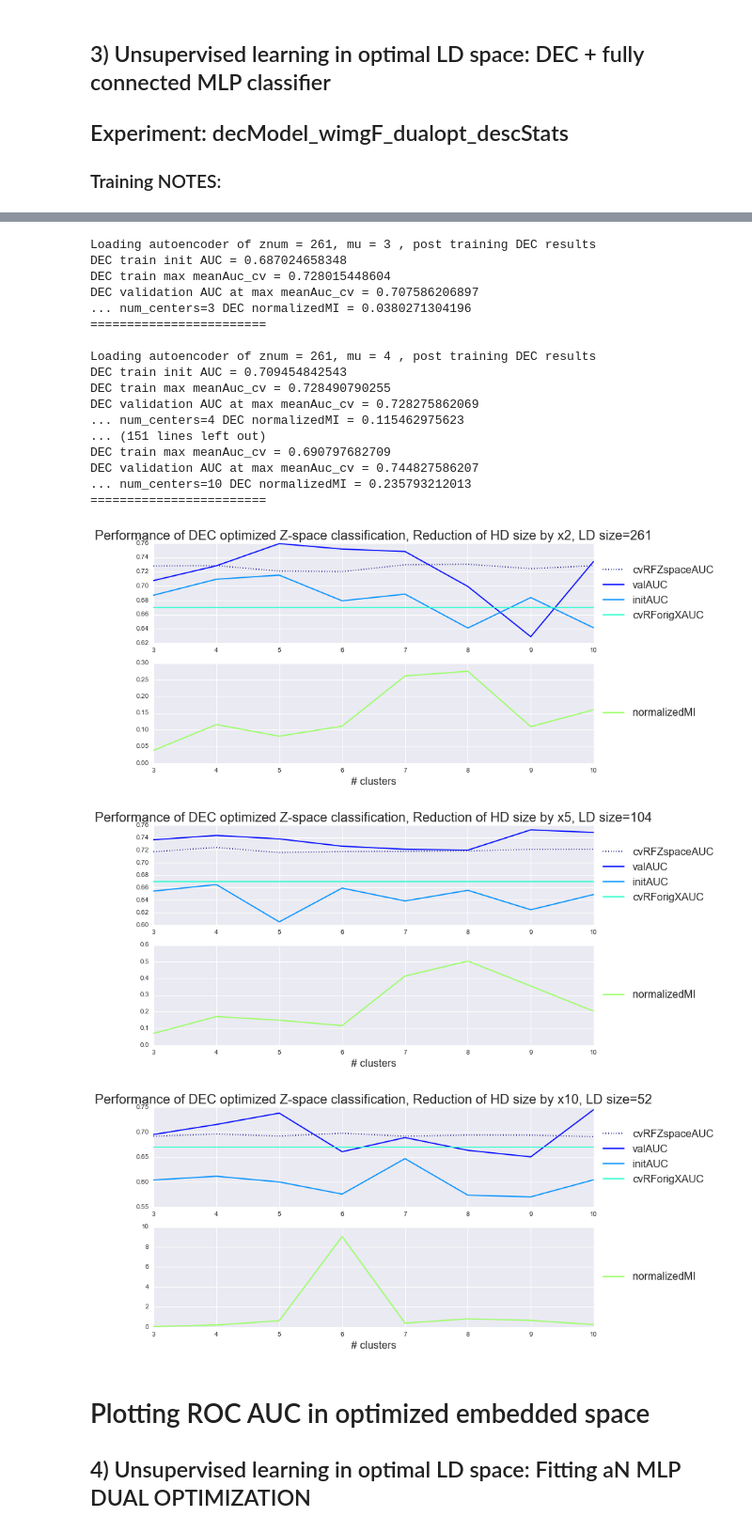
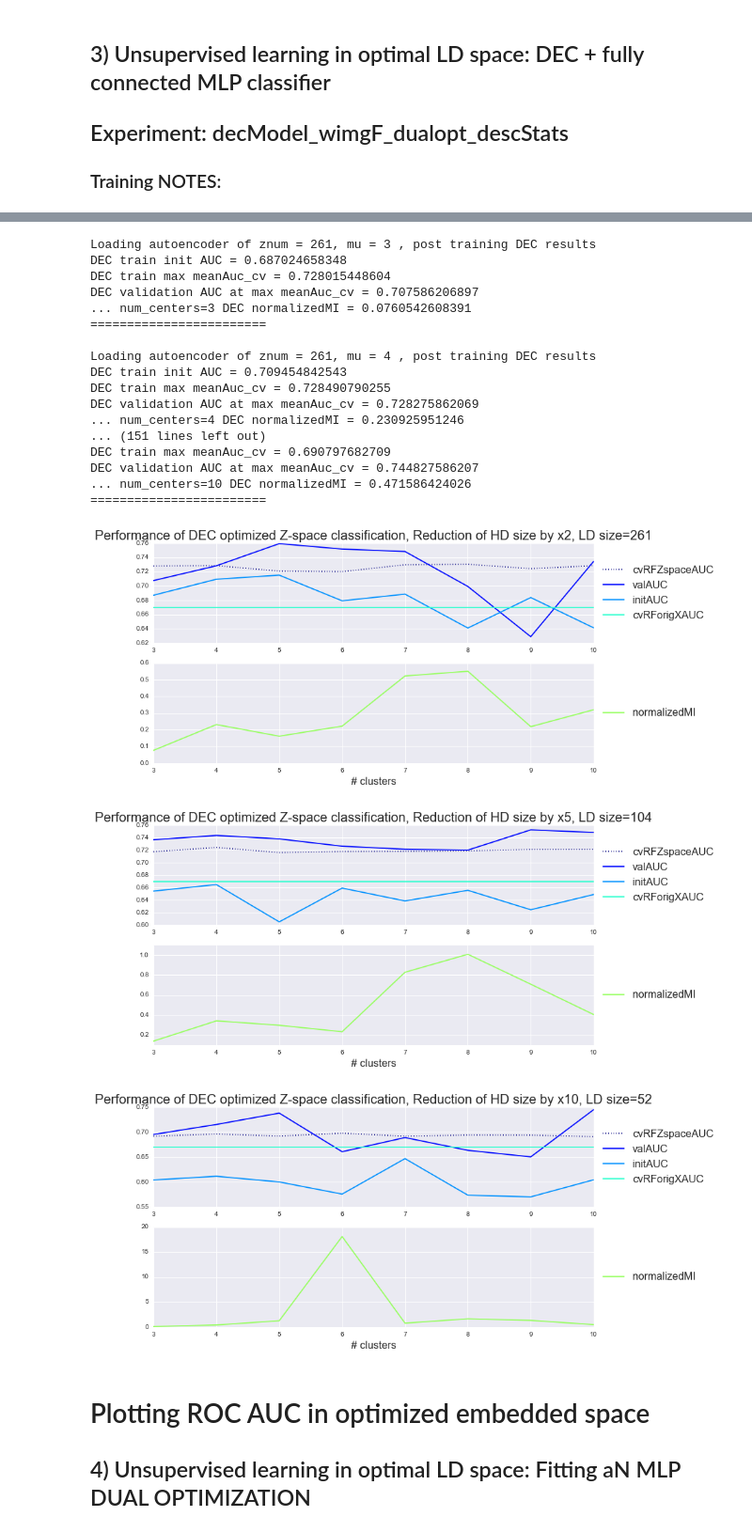
Before and after one commit to cgallego/NME_analysis, a Jupyter notebook: DEC_ROC_decModel_wimgF_dualopt_descStats.ipynb, the cells around one changed output, grey strips where cells are left out. Shown at 94% size. Saved outputs shown, nothing was run; the diff lists cells and outputs as text; code cells hidden in the pictures.

```diff
--- a/DEC_ROC_decModel_wimgF_dualopt_descStats.ipynb
+++ b/DEC_ROC_decModel_wimgF_dualopt_descStats.ipynb
@@ -428,7 +423,7 @@ for znum in latent_size:
         Iwk = np.sum(np.sum(numIwc, axis=1), axis=0)
         Hc = -np.sum(absCj/N*np.log(absCj/N))
         Hw = np.sum(absWk/N*np.log(absWk/N))
-        NMI = Iwk/(np.abs(Hc+Hw))
+        NMI = Iwk/(np.abs(Hc+Hw)/2)
         print("... num_centers={} DEC normalizedMI = {}".format(num_centers,NMI))
         normalizedMI.append(NMI)
         print("========================\n")
@@ -441,38 +436,38 @@ for znum in latent_size:
     ax1 = fig2.add_subplot(2,1,1)
     ax1.plot(varying_mu, cvRFZspaceAUC, color=colors[0], ls=':', label='cvRFZspaceAUC')
     ax1.plot(varying_mu, valAUC, color=colors[2], label='valAUC')
     ax1.plot(varying_mu, initAUC, color=colors[4], label='initAUC')
     ax1.plot(varying_mu, cvRForigXAUC, color=colors[6], label='cvRForigXAUC')
     h1, l1 = ax1.get_legend_handles_labels()
     ax1.legend(h1, l1, loc='center left', bbox_to_anchor=(1, 0.5), prop={'size':16})
 
     ax2 = fig2.add_subplot(2,1,2)
     ax2.plot(varying_mu, normalizedMI, color=colors[8], label='normalizedMI')
     h2, l2 = ax2.get_legend_handles_labels()
     ax2.legend(h2, l2, loc='center left', bbox_to_anchor=(1, 0.5), prop={'size':16})
     ax2.set_xlabel('# clusters',fontsize=16)
     ax1.set_title('Performance of DEC optimized Z-space classification, Reduction of HD size by x{}, LD size={}'.format(input_size/znum, znum),fontsize=20)
 # %% [output]
 Loading autoencoder of znum = 261, mu = 3 , post training DEC results
 DEC train init AUC = 0.687024658348
 DEC train max meanAuc_cv = 0.728015448604
 DEC validation AUC at max meanAuc_cv = 0.707586206897
-... num_centers=3 DEC normalizedMI = 0.0380271304196
+... num_centers=3 DEC normalizedMI = 0.0760542608391
 ========================
 
 Loading autoencoder of znum = 261, mu = 4 , post training DEC results
 DEC train init AUC = 0.709454842543
 DEC train max meanAuc_cv = 0.728490790255
 DEC validation AUC at max meanAuc_cv = 0.728275862069
-... num_centers=4 DEC normalizedMI = 0.115462975623
+... num_centers=4 DEC normalizedMI = 0.230925951246
 ... (151 lines left out)
 DEC train max meanAuc_cv = 0.690797682709
 DEC validation AUC at max meanAuc_cv = 0.744827586207
-... num_centers=10 DEC normalizedMI = 0.235793212013
+... num_centers=10 DEC normalizedMI = 0.471586424026
 ========================
 [figure]
-[figure, old version]
+[figure, new version]
-[figure, old version]
+[figure, new version]
 # %% [markdown]
 # Plotting ROC AUC in optimized embedded space
 ## 4) Unsupervised learning in optimal LD space: Fitting aN MLP DUAL OPTIMIZATION
```
Also changed, not shown: parts of 6 cells of this notebook, 1 other file.
